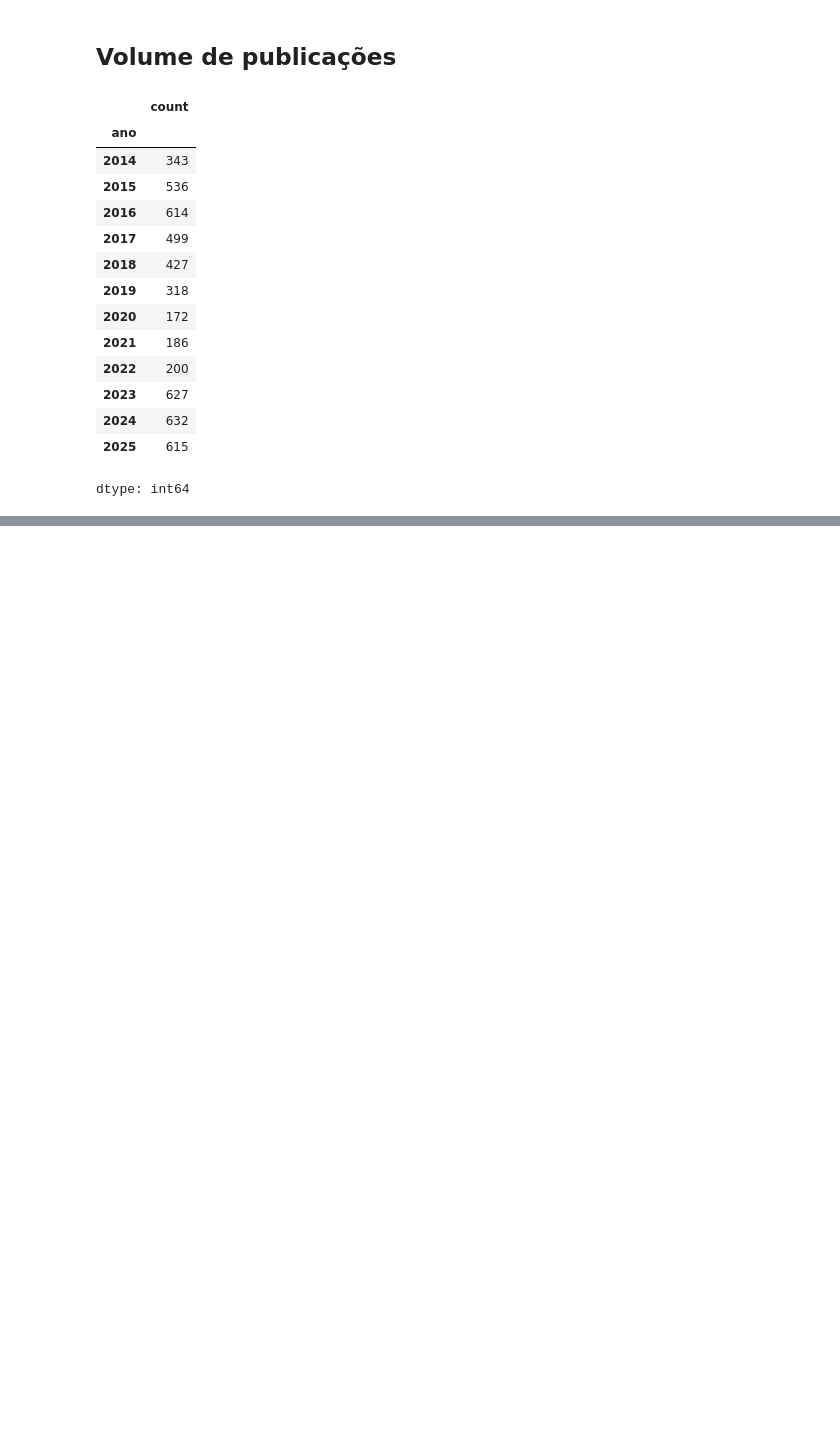
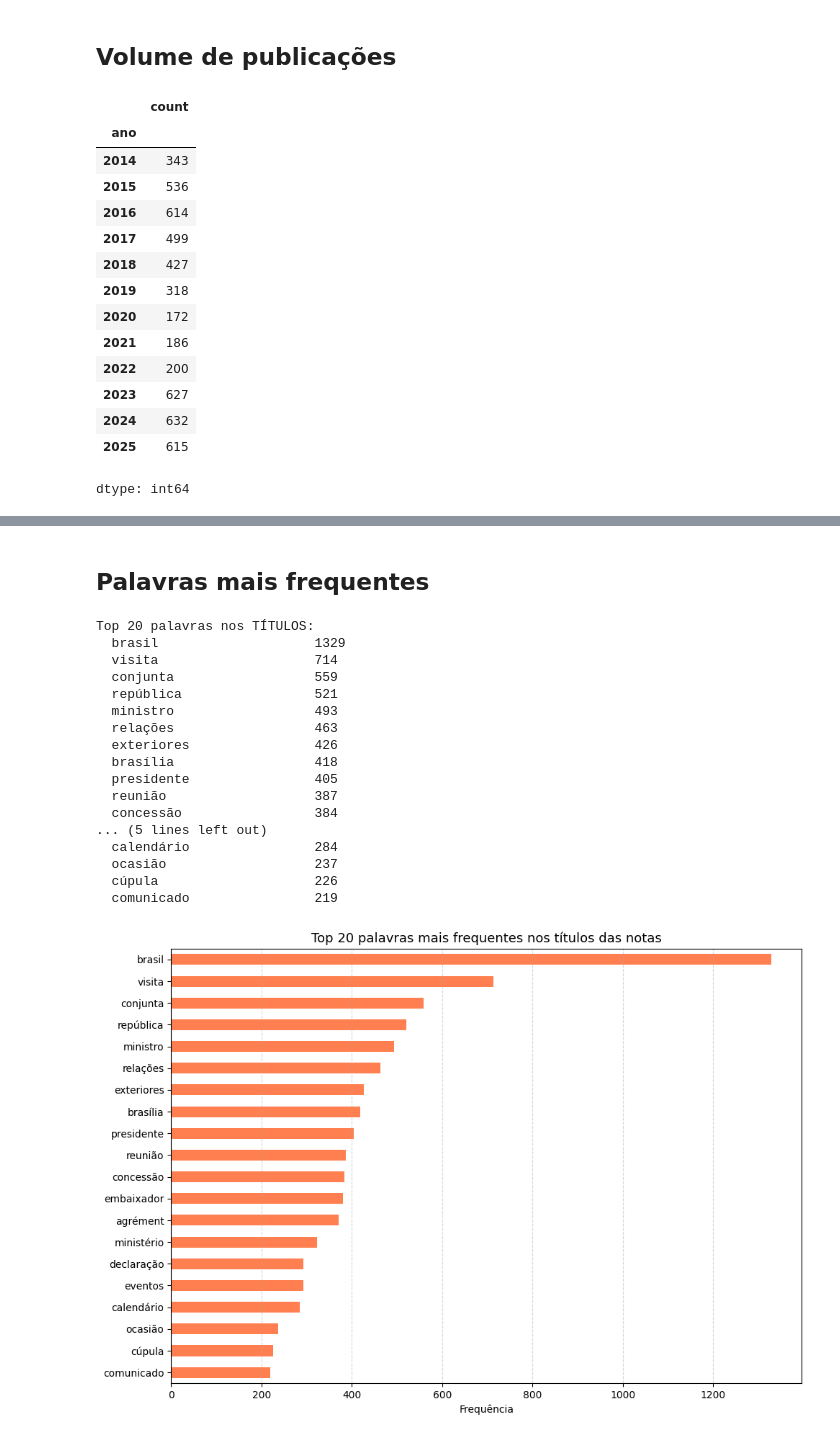
Before and after one commit to juborduchi/governanca-digital_mre, a Jupyter notebook: notebooks/analise_nota_mre.ipynb, the cells around one changed output, grey strips where cells are left out. Cells and saved outputs as stored; diff of their text form; code cells hidden in the pictures; blank space fills up the shorter version.

```diff
--- a/notebooks/analise_nota_mre.ipynb
+++ b/notebooks/analise_nota_mre.ipynb
@@ -376,0 +604,63 @@ dtype: int64
+# %% [markdown]
+## Palavras mais frequentes
+# %%
+import re
+from collections import Counter
+
+# Stopwords em português (lista pequena, suficiente para começar)
+STOPWORDS_PT = {
+    'a', 'o', 'as', 'os', 'um', 'uma', 'uns', 'umas',
+    'de', 'do', 'da', 'dos', 'das', 'em', 'no', 'na', 'nos', 'nas',
+    'e', 'ou', 'mas', 'que', 'se', 'por', 'para', 'com', 'sem',
+    'à', 'ao', 'às', 'aos', 'pelo', 'pela', 'pelos', 'pelas',
+    'é', 'são', 'foi', 'ser', 'estar', 'tem', 'ter', 'há',
+    'sobre', 'entre', 'até', 'após', 'pela', 'pelo',
+    'sua', 'seu', 'suas', 'seus', 'este', 'esta', 'isso', 'esse', 'essa',
+    'nº', 'n°', 'nota', 'notas', 'imprensa',  # específicas do contexto
+}
+
+
+def palavras_mais_frequentes(serie_texto, top_n=20, min_tamanho=4):
+    """Conta as palavras mais frequentes em uma coluna de texto."""
+    todas_palavras = []
+    for texto in serie_texto.dropna():
+        # \w+ pega sequências de letras/números; flags re.UNICODE pra acentos
+        palavras = re.findall(r'\b[a-záàâãéêíóôõúüç]+\b', texto.lower(), flags=re.UNICODE)
+        palavras = [p for p in palavras if p not in STOPWORDS_PT and len(p) >= min_tamanho]
+        todas_palavras.extend(palavras)
+    return Counter(todas_palavras).most_common(top_n)
+
+
+top_palavras = palavras_mais_frequentes(df['titulo'], top_n=20)
+print("Top 20 palavras nos TÍTULOS:")
+for palavra, contagem in top_palavras:
+    print(f"  {palavra:25s} {contagem}")
+
+# Gráfico
+serie = pd.Series(dict(top_palavras)).sort_values(ascending=True)
+fig, ax = plt.subplots(figsize=(10, 7))
+serie.plot(kind='barh', ax=ax, color='coral')
+ax.set_title('Top 20 palavras mais frequentes nos títulos das notas', fontsize=13)
+ax.set_xlabel('Frequência')
+ax.grid(axis='x', linestyle='--', alpha=0.5)
+plt.tight_layout()
+plt.show()
+# %% [output]
+Top 20 palavras nos TÍTULOS:
+  brasil                    1329
+  visita                    714
+  conjunta                  559
+  república                 521
+  ministro                  493
+  relações                  463
+  exteriores                426
+  brasília                  418
+  presidente                405
+  reunião                   387
+  concessão                 384
+... (5 lines left out)
+  calendário                284
+  ocasião                   237
+  cúpula                    226
+  comunicado                219
+[figure, added]
```
Also changed, not shown: parts of 22 cells of this notebook.
